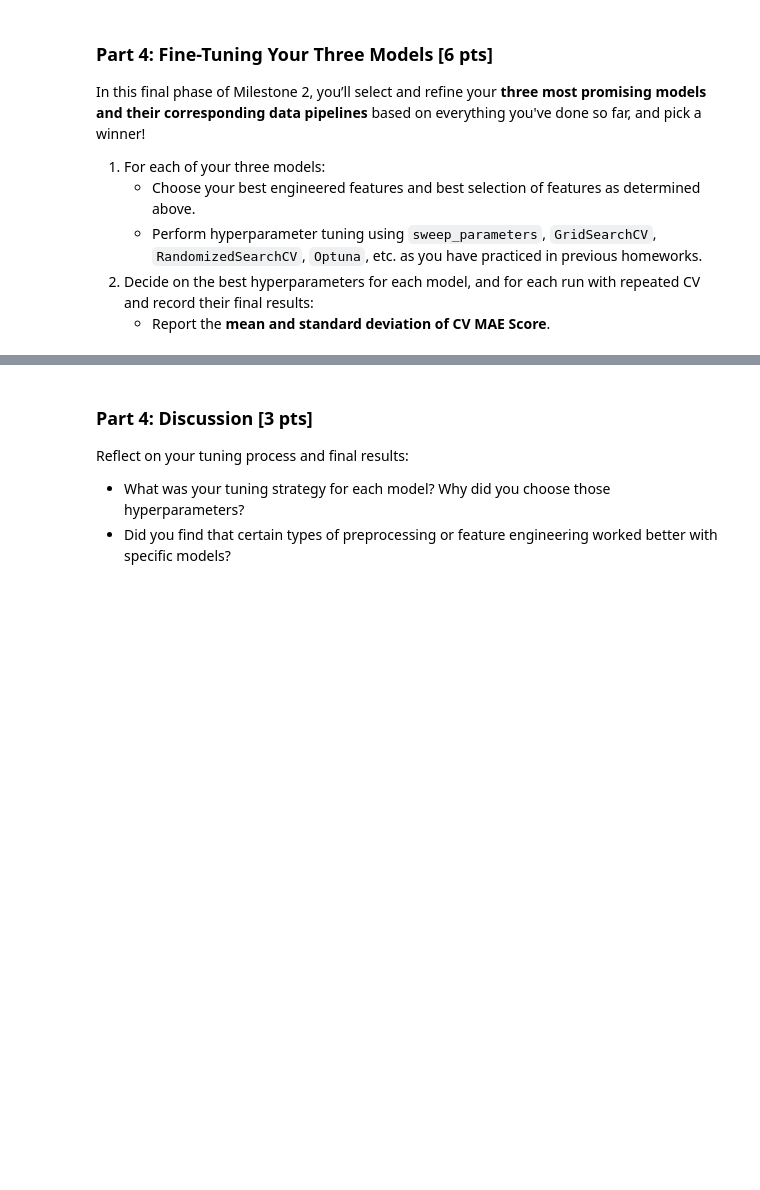
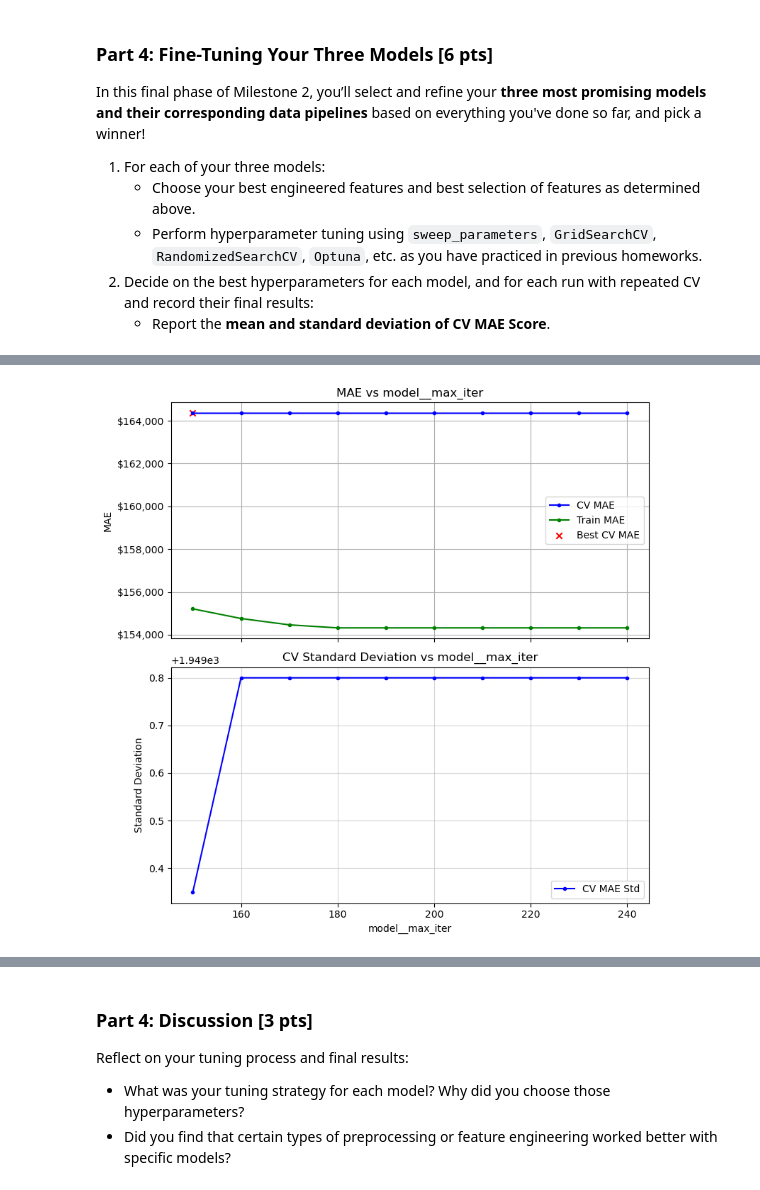
Before and after one commit to nscibelli/zillow, a Jupyter notebook: Milestone_02.ipynb, the cells around one changed output, grey strips where cells are left out. Drawn from its saved outputs; the diff is of its cells as text; code cells hidden in the pictures; blank space fills up the shorter version.

```diff
--- a/Milestone_02.ipynb
+++ b/Milestone_02.ipynb
@@ -441,0 +606,22 @@ In this final phase of Milestone 2, you’ll select and refine your **three most
+# %%
+param = 'max_iter'
+parameter_list[param] = range(150,250,10)
+
+Params_GB = sweep_parameter(
+                model                   =hist_pipeline,
+                Parameters              =Params_GB,
+                param                   =f"model__{param}",
+                parameter_list          =parameter_list[param],
+                X_train                 =X_train,
+                y_train                 =y_train,
+                verbose                 =True,
+                show_mae                =True,
+                show_std                =True,
+                n_iter_no_change        =None,
+                delta                   =0.001,
+                n_jobs                  =-1,
+                n_repeats               =2
+            )
+print(f"Parameter {param} = {Params_GB[f'model__{param}']} MAE = ${Params_GB['MAE_found']:,.0f}")
+# %% [output]
+[figure, added]
```
Also changed, not shown: parts of 51 cells of this notebook, 1 other file.
